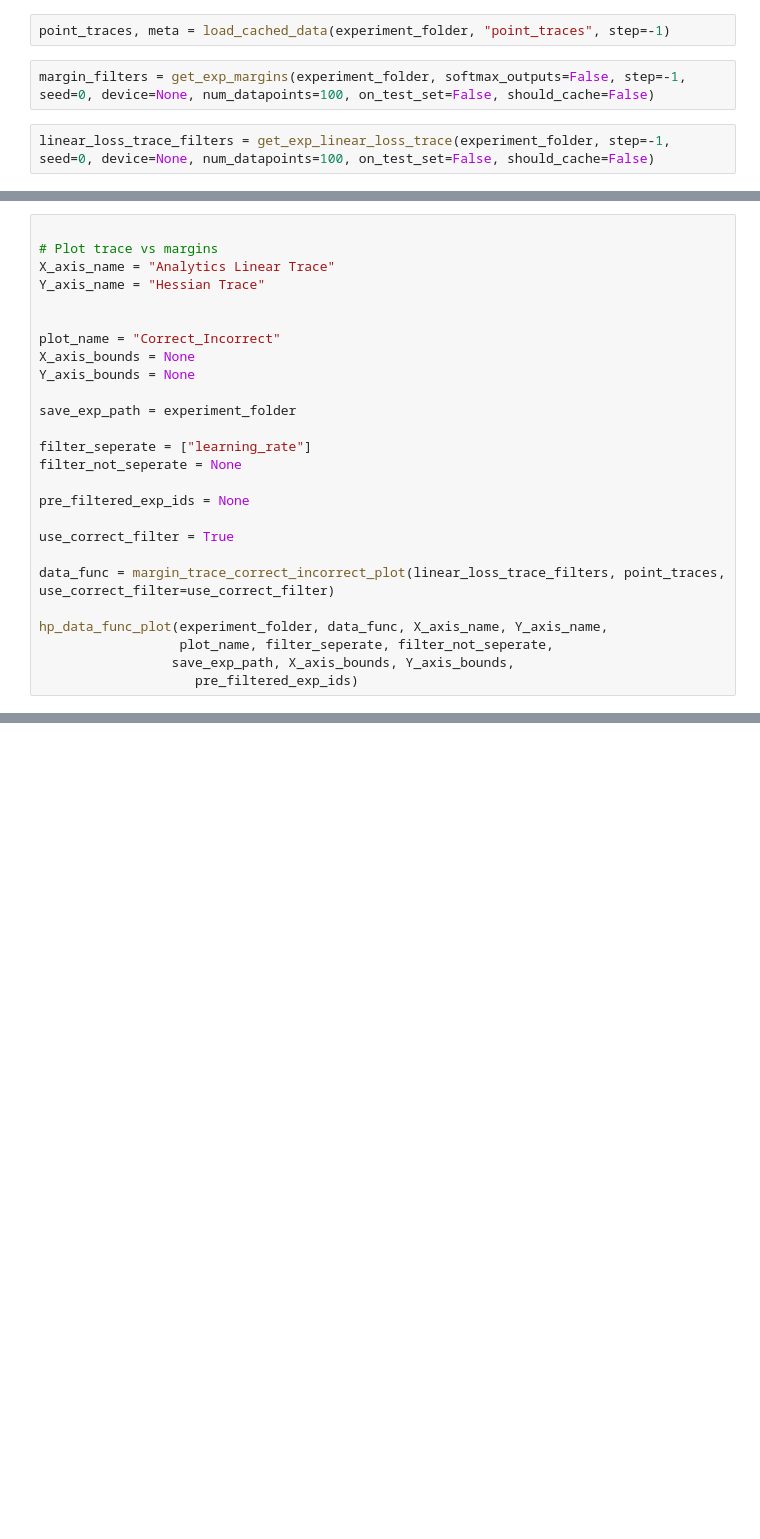
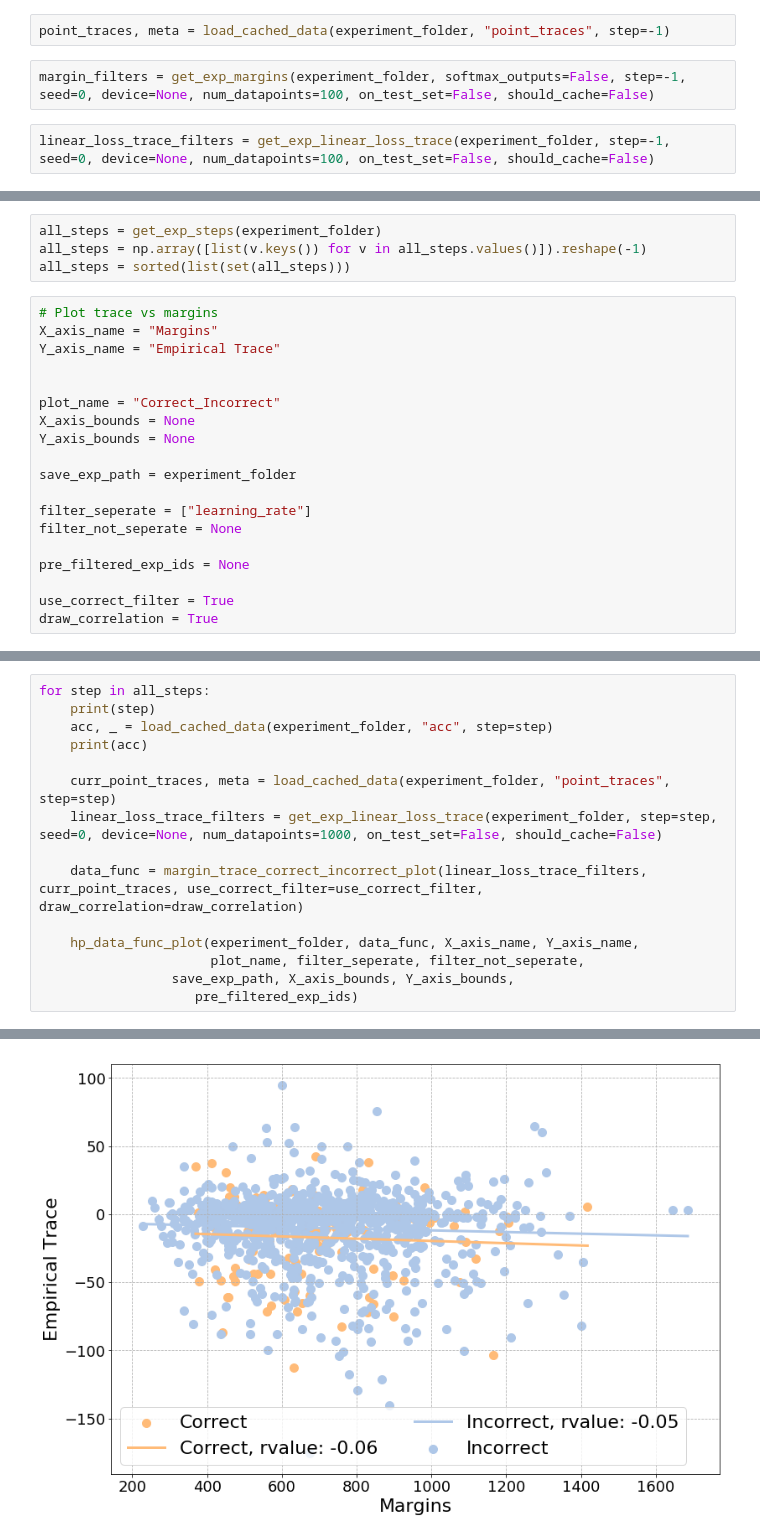
Before and after one commit to daniellengyel/deep_generalizability, a Jupyter notebook: Linear Trace.ipynb, the cells around one changed output, grey strips where cells are left out. Drawn from its saved outputs; the diff is of its cells as text; blank space fills up the shorter version.

```diff
--- a/Linear Trace.ipynb
+++ b/Linear Trace.ipynb
@@ -95,8 +89,11 @@ hp_data_func_plot(experiment_folder, data_func, X_axis_name, Y_axis_name,
+# %%
+all_steps = get_exp_steps(experiment_folder)
+all_steps = np.array([list(v.keys()) for v in all_steps.values()]).reshape(-1)
+all_steps = sorted(list(set(all_steps)))
 # %%
-
 # Plot trace vs margins
-X_axis_name = "Analytics Linear Trace"
-Y_axis_name = "Hessian Trace"
+X_axis_name = "Margins"
+Y_axis_name = "Empirical Trace"
 
 
 plot_name = "Correct_Incorrect"
@@ -111,10 +108,4 @@ filter_not_seperate = None
 pre_filtered_exp_ids = None
 
 use_correct_filter = True
-
-data_func = margin_trace_correct_incorrect_plot(linear_loss_trace_filters, point_traces, use_correct_filter=use_correct_filter)
-
-hp_data_func_plot(experiment_folder, data_func, X_axis_name, Y_axis_name,
-                  plot_name, filter_seperate, filter_not_seperate,
-                 save_exp_path, X_axis_bounds, Y_axis_bounds,
-                    pre_filtered_exp_ids)
+draw_correlation = True
@@ -126,0 +112,16 @@ hp_data_func_plot(experiment_folder, data_func, X_axis_name, Y_axis_name,
+# %%
+for step in all_steps:
+    print(step)
+    acc, _ = load_cached_data(experiment_folder, "acc", step=step)
+    print(acc)
+
+    curr_point_traces, meta = load_cached_data(experiment_folder, "point_traces", step=step)
+    linear_loss_trace_filters = get_exp_linear_loss_trace(experiment_folder, step=step, seed=0, device=None, num_datapoints=1000, on_test_set=False, should_cache=False)
+
+    data_func = margin_trace_correct_incorrect_plot(linear_loss_trace_filters, curr_point_traces, use_correct_filter=use_correct_filter, draw_correlation=draw_correlation)
+
+    hp_data_func_plot(experiment_folder, data_func, X_axis_name, Y_axis_name,
+                      plot_name, filter_seperate, filter_not_seperate,
+                 save_exp_path, X_axis_bounds, Y_axis_bounds,
+                    pre_filtered_exp_ids)
+# %% [output]
@@ -126,0 +130 @@ hp_data_func_plot(experiment_folder, data_func, X_axis_name, Y_axis_name,
+[figure, added]
```
Also changed, not shown: parts of 7 cells of this notebook, 12 other files.
